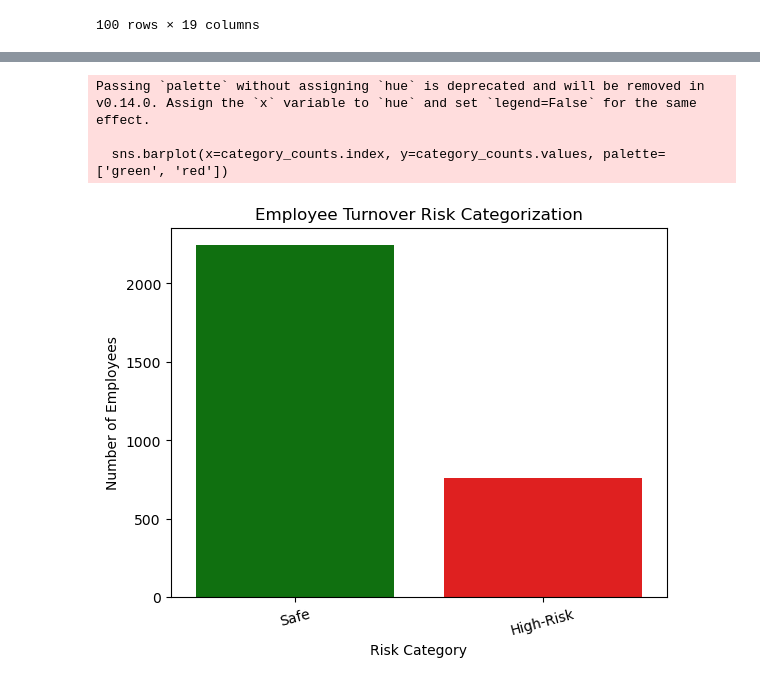
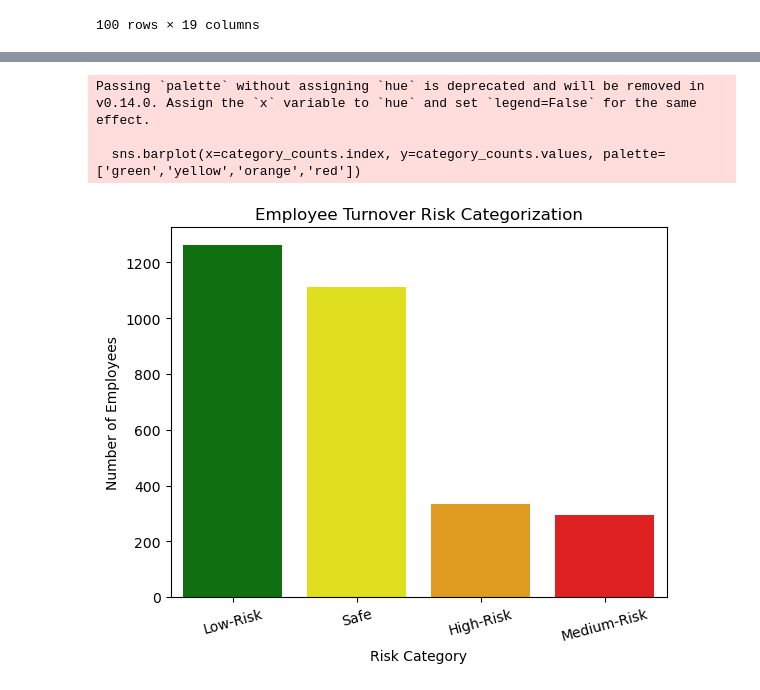
Before and after one commit to adsaw23/Employee-Turnover-Analysis, a Jupyter notebook: Notebooks/Modeling.ipynb, the cells around one changed output, grey strips where cells are left out. Drawn from its saved outputs; the diff is of its cells as text; code cells hidden in the pictures.

Commit message:
Tuning hyperparameters to reduce overfitting in random forest model and using the new model for classification in retention stratergies

```diff
--- a/Notebooks/Modeling.ipynb
+++ b/Notebooks/Modeling.ipynb
@@ -171,3 +162,0 @@ weighted avg       0.96      0.96      0.96      3000
-# %%
-tuned_rf_generalised_model = RandomForestClassifier(n_estimators = 50, max_depth = 3, min_samples_leaf = 40, min_samples_split = 60, max_features = 2)
-tuned_rf_generalised_model.fit(X_train_smote, y_train_smote)
@@ -199,7 +168,7 @@ from sklearn.tree import DecisionTreeClassifier
 # %%
 adaboost = AdaBoostClassifier(estimator = DecisionTreeClassifier(), random_state=42)
 # %%
-param_grid_ada = {'n_estimators': [25,50,75],'learning_rate': [0.01, 0.1, 1]}
+param_grid_ada = {'n_estimators': [5,8,10],'learning_rate': [0.1,0.5, 1]}
 grid_search_ada = GridSearchCV(
     estimator=adaboost,
     param_grid=param_grid_ada,
@@ -250,4 +208,4 @@ Fitting 5 folds for each of 9 candidates, totalling 45 fits
 # %%
-tuned_model_ada = AdaBoostClassifier(estimator = DecisionTreeClassifier(), random_state = 42, learning_rate = 0.01, n_estimators = 25)
+tuned_model_ada = AdaBoostClassifier(estimator = DecisionTreeClassifier(), random_state = 42, learning_rate = 0.1, n_estimators = 5)
 tuned_model_ada.fit(X_train_smote,y_train_smote)
 # %% [output]
@@ -371,7 +329,7 @@ def categorize_risk(prob):
 # %%
 from sklearn.calibration import CalibratedClassifierCV
 
-calibrated_model = CalibratedClassifierCV(estimator=tuned_model_ada, cv='prefit')
+calibrated_model = CalibratedClassifierCV(estimator=tuned_rf_model, cv='prefit')
 calibrated_model.fit(X_train_smote, y_train_smote)
 # %% [output]
 CalibratedClassifierCV(cv='prefit',
@@ -423,15 +382,15 @@ test_df.head(20)
 # %%
 category_counts = test_df['Risk_Category'].value_counts()
 
 # Plot the distribution
-sns.barplot(x=category_counts.index, y=category_counts.values, palette=['green', 'red'])
+sns.barplot(x=category_counts.index, y=category_counts.values, palette=['green','yellow','red','ora'])
 plt.title('Employee Turnover Risk Categorization')
 plt.xlabel('Risk Category')
 plt.ylabel('Number of Employees')
 plt.xticks(rotation=15)
 plt.show()
 # %% [output]
 Passing `palette` without assigning `hue` is deprecated and will be removed in v0.14.0. Assign the `x` variable to `hue` and set `legend=False` for the same effect.
 
-  sns.barplot(x=category_counts.index, y=category_counts.values, palette=['green', 'red'])
+  sns.barplot(x=category_counts.index, y=category_counts.values, palette=['green','yellow','orange','red'])
-[figure, old version]
+[figure, new version]
```
Also changed, not shown: parts of 16 cells of this notebook.
